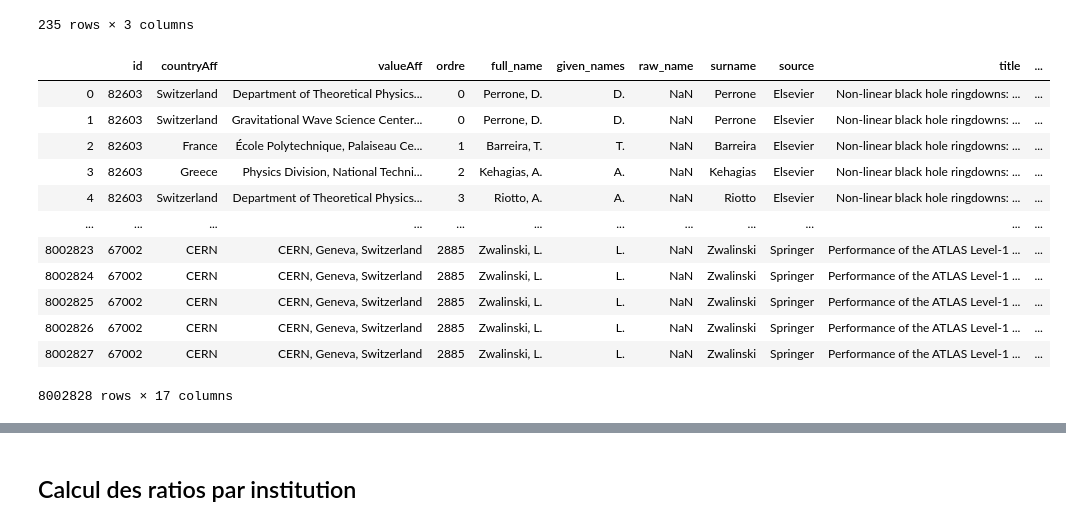
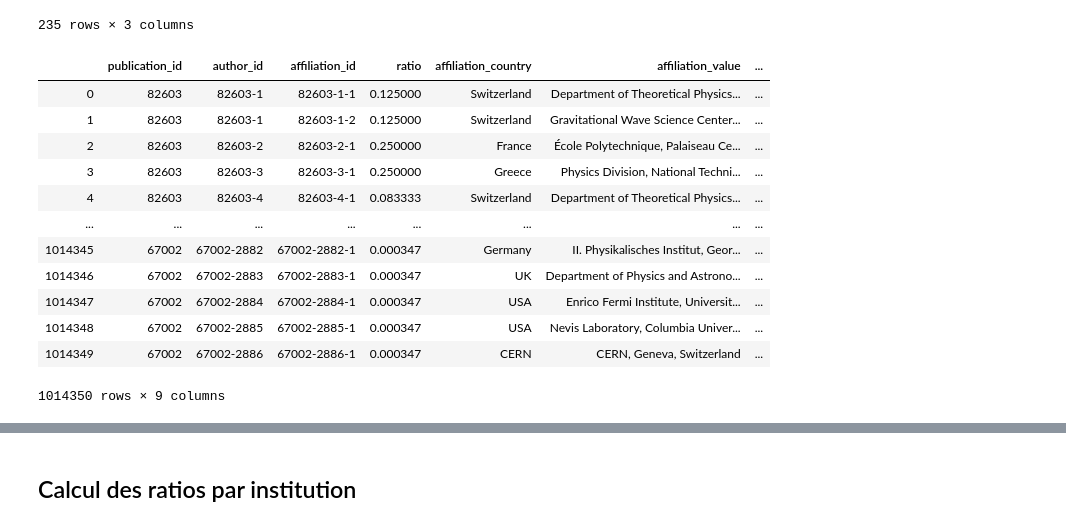
Before and after one commit to dis-unige/scoap3, a Jupyter notebook: scoap3_ch.ipynb, the cells around one changed output, grey strips where cells are left out. Saved outputs shown, nothing was run; the diff lists cells and outputs as text; code cells hidden in the pictures.

Commit message:
Notebook updated: publications dedup and ratio calculated on parsing

```diff
--- a/scoap3_ch.ipynb
+++ b/scoap3_ch.ipynb
@@ -284,8 +391,0 @@ df_affiliations
-# %%
-# ajout du ratio par affiliation : 1/nb total d'affiliations par auteur
-df_affiliations['count_affiliations'] = 1
-df_affiliations_counts = df_affiliations[['id', 'ordre', 'count_affiliations']].groupby(['id', 'ordre']).count()
-df_affiliations_counts['ratio_affiliations'] = 1/df_affiliations_counts['count_affiliations']
-df_affiliations_counts = df_affiliations_counts.reset_index()
-del df_affiliations['count_affiliations']
-df_affiliations_counts
@@ -418,10 +417,10 @@ variantes_affiliations
 # %%
 # Normalisation du nom de l'affiliation pour améliorer le match
 import unidecode
-df['affiliation_norm'] = df['valueAff'].str.normalize('NFKC').str.upper().str.strip()
+df_affiliations['affiliation_norm'] = df_affiliations['affiliation_value'].str.normalize('NFKC').str.upper().str.strip()
 variantes_affiliations['affiliation_norm'] = variantes_affiliations['Affiliation'].str.normalize('NFKC').str.upper().str.strip()
 # %%
 # remplacement des accents
-df['affiliation_norm'] = df.apply(lambda x: unidecode.unidecode(str(x.affiliation_norm)), axis=1)
+df_affiliations['affiliation_norm'] = df_affiliations.apply(lambda x: unidecode.unidecode(str(x.affiliation_norm)), axis=1)
 variantes_affiliations['affiliation_norm'] = variantes_affiliations.apply(lambda x: unidecode.unidecode(str(x.affiliation_norm)), axis=1)
 # %%
@@ -456,16 +455,16 @@ variantes_affiliations['affiliation_norm']
 Name: affiliation_norm, Length: 292, dtype: object
 # %%
 # supprimer la ponctuation
-df['affiliation_norm'] = df['affiliation_norm'].str.replace('.', '')
-df['affiliation_norm'] = df['affiliation_norm'].str.replace(',', '')
-df['affiliation_norm'] = df['affiliation_norm'].str.replace(':', '')
-df['affiliation_norm'] = df['affiliation_norm'].str.replace(';', '')
-df['affiliation_norm'] = df['affiliation_norm'].str.replace('-', '')
-df['affiliation_norm'] = df['affiliation_norm'].str.replace('?', '')
-df['affiliation_norm'] = df['affiliation_norm'].str.replace('!', '')
-df['affiliation_norm'] = df['affiliation_norm'].str.replace('\'', '')
-df['affiliation_norm'] = df['affiliation_norm'].str.replace('\"', '')
-df['affiliation_norm'] = df['affiliation_norm'].str.replace('  ', ' ')
+df_affiliations['affiliation_norm'] = df_affiliations['affiliation_norm'].str.replace('.', '')
+df_affiliations['affiliation_norm'] = df_affiliations['affiliation_norm'].str.replace(',', '')
+df_affiliations['affiliation_norm'] = df_affiliations['affiliation_norm'].str.replace(':', '')
+df_affiliations['affiliation_norm'] = df_affiliations['affiliation_norm'].str.replace(';', '')
+df_affiliations['affiliation_norm'] = df_affiliations['affiliation_norm'].str.replace('-', '')
+df_affiliations['affiliation_norm'] = df_affiliations['affiliation_norm'].str.replace('?', '')
+df_affiliations['affiliation_norm'] = df_affiliations['affiliation_norm'].str.replace('!', '')
+df_affiliations['affiliation_norm'] = df_affiliations['affiliation_norm'].str.replace('\'', '')
+df_affiliations['affiliation_norm'] = df_affiliations['affiliation_norm'].str.replace('\"', '')
+df_affiliations['affiliation_norm'] = df_affiliations['affiliation_norm'].str.replace('  ', ' ')
 
 variantes_affiliations['affiliation_norm'] = variantes_affiliations['affiliation_norm'].str.replace('.', '')
 variantes_affiliations['affiliation_norm'] = variantes_affiliations['affiliation_norm'].str.replace(',', '')
@@ -478,7 +477,7 @@ variantes_affiliations['affiliation_norm'] = variantes_affiliations['affiliation
 variantes_affiliations['affiliation_norm'] = variantes_affiliations['affiliation_norm'].str.replace('\"', '')
 variantes_affiliations['affiliation_norm'] = variantes_affiliations['affiliation_norm'].str.replace('  ', ' ')
 
-df['affiliation_norm']
+df_affiliations['affiliation_norm']
 # %% [output]
 0          DEPARTMENT OF THEORETICAL PHYSICS CENTER FOR A...
 1          GRAVITATIONAL WAVE SCIENCE CENTER (GWSC) UNIVE...
@@ -528,22 +527,22 @@ variantes_affiliations
 235 rows × 3 columns
 # %%
 # Merge final pour ajouter le code de l'institution
-df = pd.merge(df, variantes_affiliations, how='left', on='affiliation_norm')
+df = pd.merge(df_affiliations, variantes_affiliations, how='left', on='affiliation_norm')
 df
 # %% [output]
-|  | id | countryAff | valueAff | ordre | full_name | given_names | raw_name | surname | source | title | ... |
-| 0 | 82603 | Switzerland | Department of Theoretical Physics... | 0 | Perrone, D. | D. | NaN | Perrone | Elsevier | Non-linear black hole ringdowns: ... | ... |
-| 1 | 82603 | Switzerland | Gravitational Wave Science Center... | 0 | Perrone, D. | D. | NaN | Perrone | Elsevier | Non-linear black hole ringdowns: ... | ... |
-| 2 | 82603 | France | École Polytechnique, Palaiseau Ce... | 1 | Barreira, T. | T. | NaN | Barreira | Elsevier | Non-linear black hole ringdowns: ... | ... |
-| 3 | 82603 | Greece | Physics Division, National Techni... | 2 | Kehagias, A. | A. | NaN | Kehagias | Elsevier | Non-linear black hole ringdowns: ... | ... |
-| 4 | 82603 | Switzerland | Department of Theoretical Physics... | 3 | Riotto, A. | A. | NaN | Riotto | Elsevier | Non-linear black hole ringdowns: ... | ... |
-| ... | ... | ... | ... | ... | ... | ... | ... | ... | ... | ... | ... |
-| 8002823 | 67002 | CERN | CERN, Geneva, Switzerland | 2885 | Zwalinski, L. | L. | NaN | Zwalinski | Springer | Performance of the ATLAS Level-1 ... | ... |
-| 8002824 | 67002 | CERN | CERN, Geneva, Switzerland | 2885 | Zwalinski, L. | L. | NaN | Zwalinski | Springer | Performance of the ATLAS Level-1 ... | ... |
-| 8002825 | 67002 | CERN | CERN, Geneva, Switzerland | 2885 | Zwalinski, L. | L. | NaN | Zwalinski | Springer | Performance of the ATLAS Level-1 ... | ... |
-| 8002826 | 67002 | CERN | CERN, Geneva, Switzerland | 2885 | Zwalinski, L. | L. | NaN | Zwalinski | Springer | Performance of the ATLAS Level-1 ... | ... |
-| 8002827 | 67002 | CERN | CERN, Geneva, Switzerland | 2885 | Zwalinski, L. | L. | NaN | Zwalinski | Springer | Performance of the ATLAS Level-1 ... | ... |
+|  | publication_id | author_id | affiliation_id | ratio | affiliation_country | affiliation_value | ... |
+| 0 | 82603 | 82603-1 | 82603-1-1 | 0.125000 | Switzerland | Department of Theoretical Physics... | ... |
+| 1 | 82603 | 82603-1 | 82603-1-2 | 0.125000 | Switzerland | Gravitational Wave Science Center... | ... |
+| 2 | 82603 | 82603-2 | 82603-2-1 | 0.250000 | France | École Polytechnique, Palaiseau Ce... | ... |
+| 3 | 82603 | 82603-3 | 82603-3-1 | 0.250000 | Greece | Physics Division, National Techni... | ... |
+| 4 | 82603 | 82603-4 | 82603-4-1 | 0.083333 | Switzerland | Department of Theoretical Physics... | ... |
+| ... | ... | ... | ... | ... | ... | ... | ... |
+| 1014345 | 67002 | 67002-2882 | 67002-2882-1 | 0.000347 | Germany | II. Physikalisches Institut, Geor... | ... |
+| 1014346 | 67002 | 67002-2883 | 67002-2883-1 | 0.000347 | UK | Department of Physics and Astrono... | ... |
+| 1014347 | 67002 | 67002-2884 | 67002-2884-1 | 0.000347 | USA | Enrico Fermi Institute, Universit... | ... |
+| 1014348 | 67002 | 67002-2885 | 67002-2885-1 | 0.000347 | USA | Nevis Laboratory, Columbia Univer... | ... |
+| 1014349 | 67002 | 67002-2886 | 67002-2886-1 | 0.000347 | CERN | CERN, Geneva, Switzerland | ... |
-8002828 rows × 17 columns
+1014350 rows × 9 columns
 # %%
 # recuperation des universites sur les lignes non matches
 df.loc[df['affiliation_norm'].str.contains('UNIVERSITE DE GENEVE'), 'Code'] = 'UNIGE'
```
Also changed, not shown: parts of 65 cells of this notebook, 1 other file.
